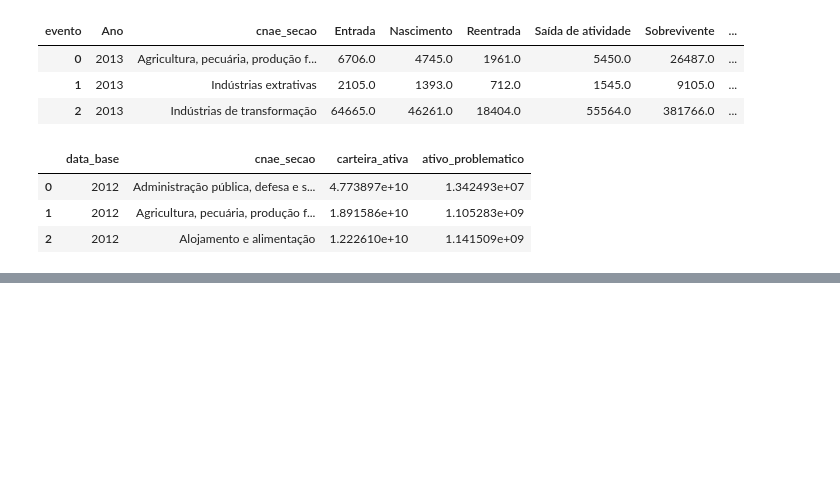
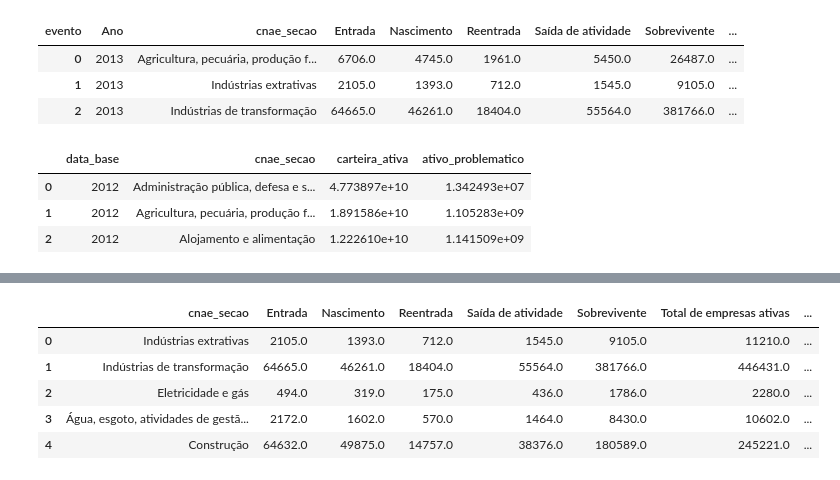
Before and after one commit to heliomacedofilho/projetos-do-bootcamp-analise-de-dados-enap-2023, a Jupyter notebook: monitor_do_endividamento_dos_brasileiros/df_corr_ibge_scr_pj.ipynb, the cells around one changed output, grey strips where cells are left out. Saved outputs shown, nothing was run; the diff lists cells and outputs as text; code cells hidden in the pictures; blank space fills up the shorter version.

```diff
--- a/monitor_do_endividamento_dos_brasileiros/df_corr_ibge_scr_pj.ipynb
+++ b/monitor_do_endividamento_dos_brasileiros/df_corr_ibge_scr_pj.ipynb
@@ -156,5 +145,14 @@ sns_heatmap = sns.heatmap(corr, mask=mask, cmap="Spectral", #possíveis parâmet
 # %%
 df_scatter_plot = df_corr_ibge_scr_pj.drop(columns = ['Ano'], axis=1)
+# %%
+df_scatter_plot.head(5)
+# %% [output]
+|  | cnae_secao | Entrada | Nascimento | Reentrada | Saída de atividade | Sobrevivente | Total de empresas ativas | ... |
+| 0 | Indústrias extrativas | 2105.0 | 1393.0 | 712.0 | 1545.0 | 9105.0 | 11210.0 | ... |
+| 1 | Indústrias de transformação | 64665.0 | 46261.0 | 18404.0 | 55564.0 | 381766.0 | 446431.0 | ... |
+| 2 | Eletricidade e gás | 494.0 | 319.0 | 175.0 | 436.0 | 1786.0 | 2280.0 | ... |
+| 3 | Água, esgoto, atividades de gestã... | 2172.0 | 1602.0 | 570.0 | 1464.0 | 8430.0 | 10602.0 | ... |
+| 4 | Construção | 64632.0 | 49875.0 | 14757.0 | 38376.0 | 180589.0 | 245221.0 | ... |
 # %%
 import warnings
 warnings.filterwarnings('ignore')
```
Also changed, not shown: parts of 4 cells of this notebook.
